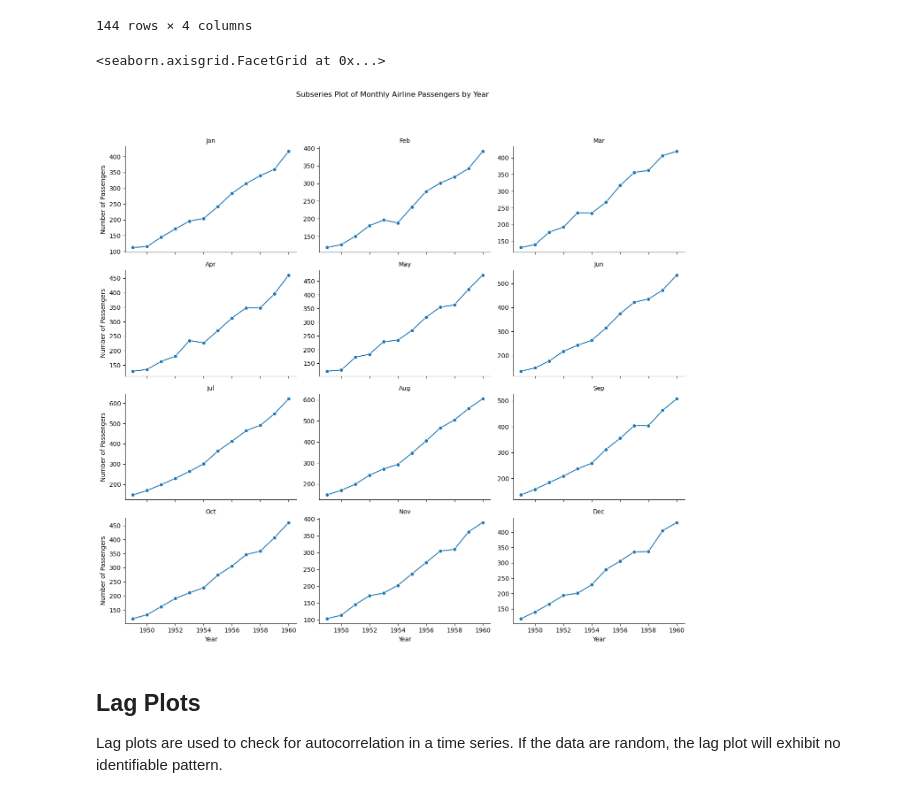
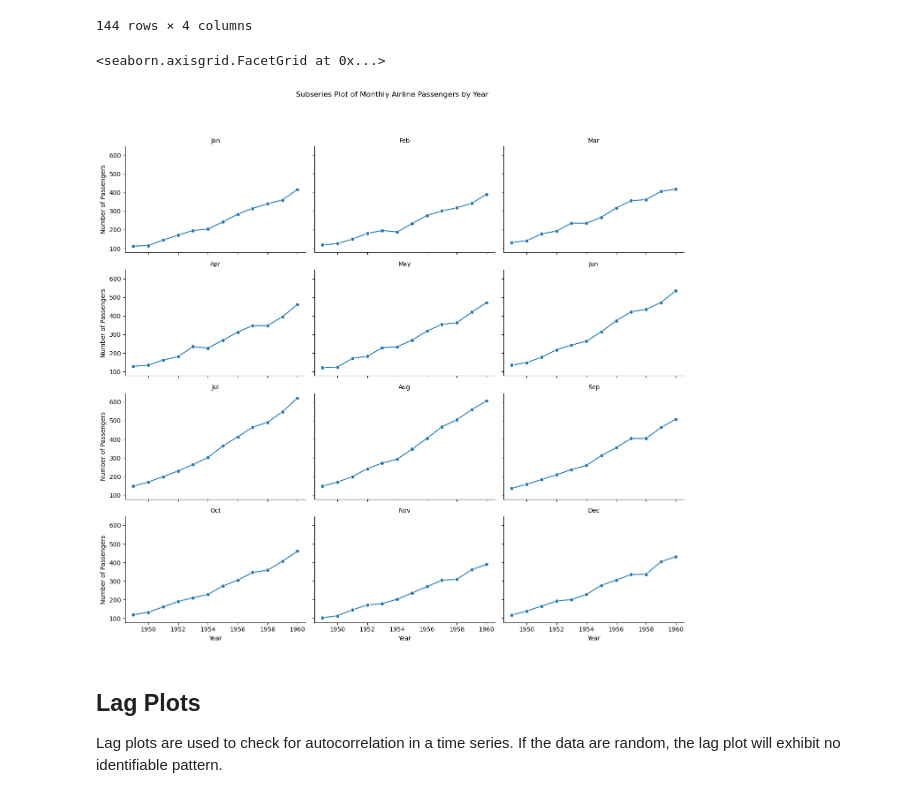
Before and after one commit to lexman29125/5m-data-3.6-time-series-forecasting, a Jupyter notebook: notebooks/time_series_forecasting_lesson_v2.ipynb, the cells around one changed output. Saved outputs shown, nothing was run; the diff lists cells and outputs as text; code cells hidden in the pictures.

```diff
--- a/notebooks/time_series_forecasting_lesson_v2.ipynb
+++ b/notebooks/time_series_forecasting_lesson_v2.ipynb
@@ -128,15 +128,15 @@ data_df
 | 143 | 1960-12 | 432.0 | Dec | 1960 |
 144 rows × 4 columns
 # %%
-g = sns.FacetGrid(data_df, col="month", col_wrap=3, height=3, aspect=1.5, sharey=False)
+g = sns.FacetGrid(data_df, col="month", col_wrap=3, height=3, aspect=1.5, sharey=True)
 g.map(sns.lineplot, "year", "value", marker='o')
 g.set_axis_labels('Year', 'Number of Passengers')
 g.set_titles("{col_name}")
 g.fig.suptitle('Subseries Plot of Monthly Airline Passengers by Year', y=1.05)
 g.tight_layout()
 # %% [output]
 <seaborn.axisgrid.FacetGrid at 0x...>
-[figure, old version]
+[figure, new version]
 # %% [markdown]
 ## Lag Plots
 
```
Also changed, not shown: parts of 1 cell of this notebook.
